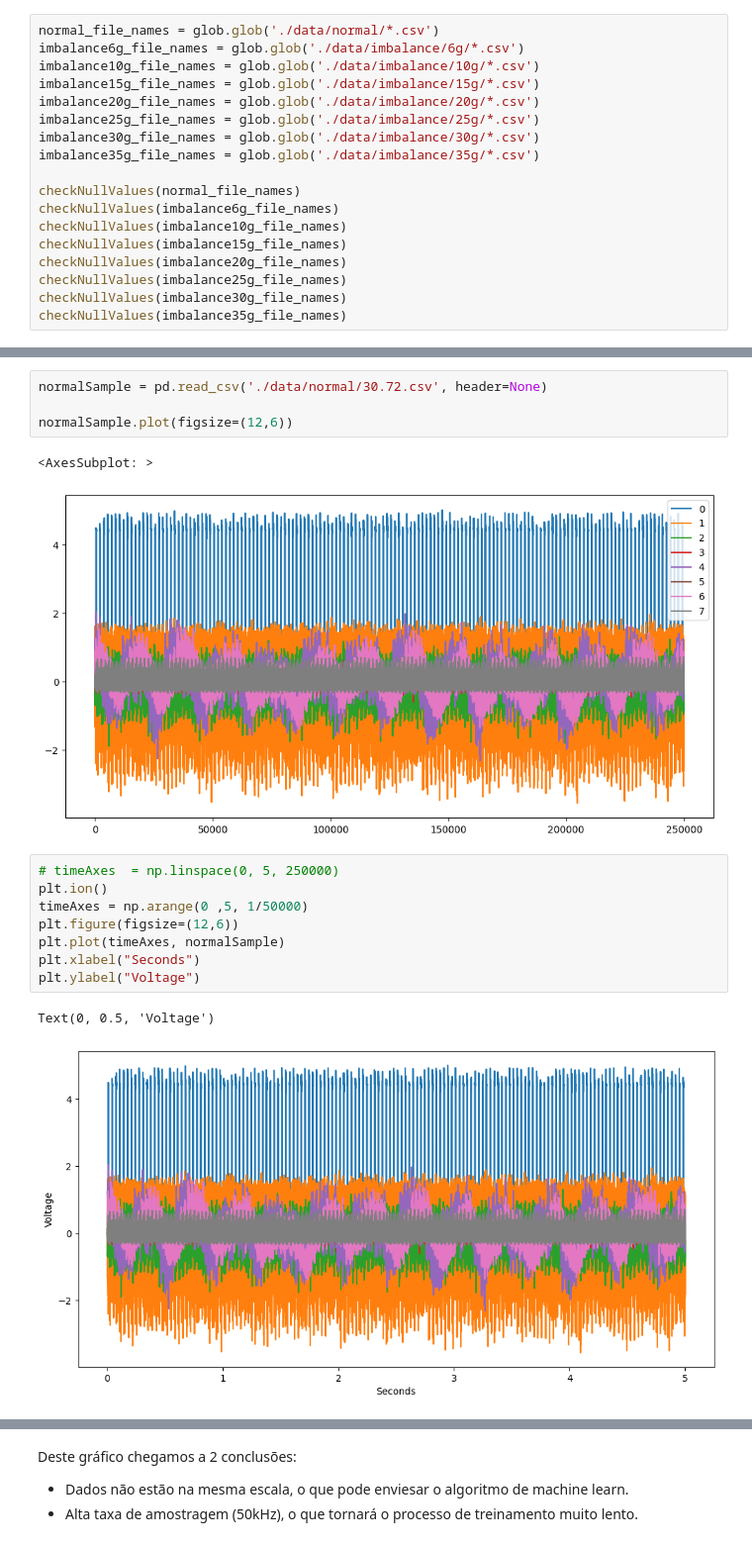
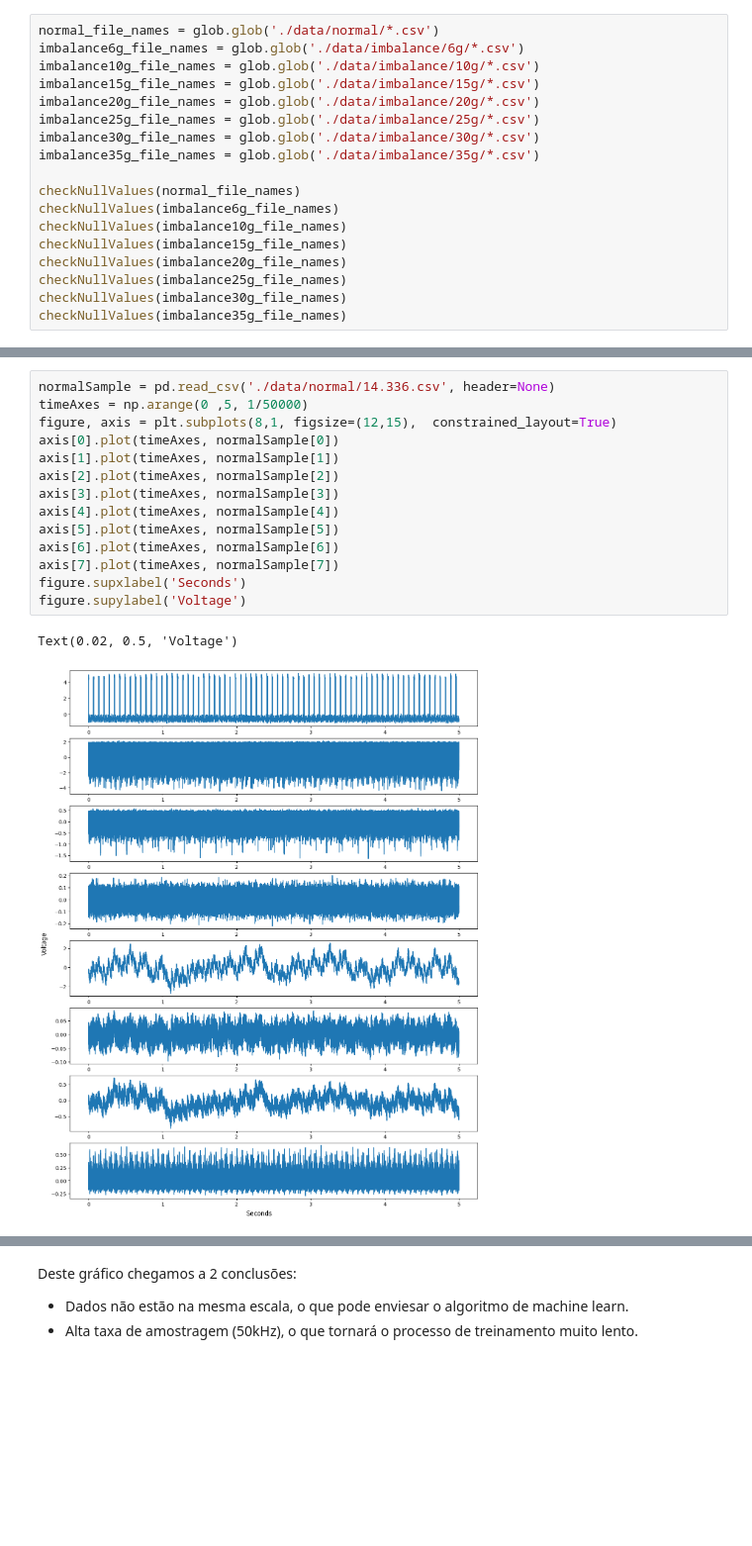
Before and after one commit to ricardo-faria/data-science-tcc, a Jupyter notebook: main.ipynb, the cells around one changed output, grey strips where cells are left out. Shown at 99% size. Saved outputs shown, nothing was run; the diff lists cells and outputs as text; blank space fills up the shorter version.

```diff
--- a/main.ipynb
+++ b/main.ipynb
@@ -45,18 +82,17 @@ KeyboardInterrupt:
-# %%
-normalSample = pd.read_csv('./data/normal/30.72.csv', header=None)
-
-normalSample.plot(figsize=(12,6))
-# %% [output]
-<AxesSubplot: >
-[figure, removed]
-# %%
-# timeAxes  = np.linspace(0, 5, 250000)
-plt.ion()
-timeAxes = np.arange(0 ,5, 1/50000)
-plt.figure(figsize=(12,6))
-plt.plot(timeAxes, normalSample)
-plt.xlabel("Seconds")
-plt.ylabel("Voltage")
-# %% [output]
-Text(0, 0.5, 'Voltage')
-[figure, removed]
+# %%
+normalSample = pd.read_csv('./data/normal/14.336.csv', header=None)
+timeAxes = np.arange(0 ,5, 1/50000)
+figure, axis = plt.subplots(8,1, figsize=(12,15),  constrained_layout=True)
+axis[0].plot(timeAxes, normalSample[0])
+axis[1].plot(timeAxes, normalSample[1])
+axis[2].plot(timeAxes, normalSample[2])
+axis[3].plot(timeAxes, normalSample[3])
+axis[4].plot(timeAxes, normalSample[4])
+axis[5].plot(timeAxes, normalSample[5])
+axis[6].plot(timeAxes, normalSample[6])
+axis[7].plot(timeAxes, normalSample[7])
+figure.supxlabel('Seconds')
+figure.supylabel('Voltage')
+# %% [output]
+Text(0.02, 0.5, 'Voltage')
+[figure, added]
```
Also changed, not shown: parts of 10 cells of this notebook.
